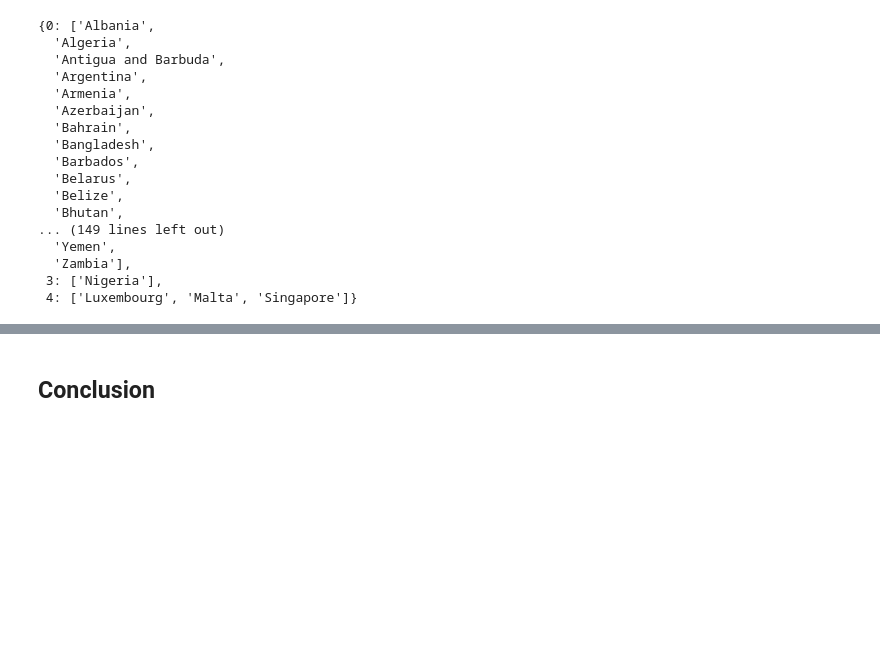
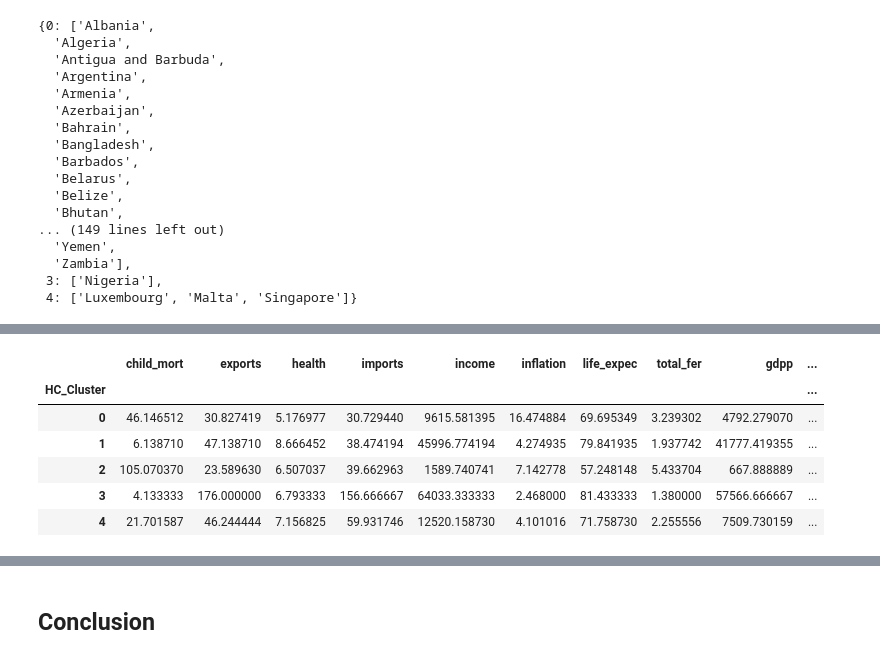
Before and after one commit to juanmarino15/CountryDataAnalysis, a Jupyter notebook: countryDataAnalysis.ipynb, the cells around one changed output, grey strips where cells are left out. Saved outputs shown, nothing was run; the diff lists cells and outputs as text; code cells hidden in the pictures; blank space fills up the shorter version.

```diff
--- a/countryDataAnalysis.ipynb
+++ b/countryDataAnalysis.ipynb
@@ -368,0 +425,19 @@ countries_in_5_clusters
+# %%
+# First, exclude non-numeric columns. 'country' is usually a string, so we drop it.
+numeric_data = country_data.select_dtypes(include=[np.number])
+
+# Add the hierarchical cluster labels to the numeric data
+numeric_data['HC_Cluster'] = hc_labels
+
+# Now calculate the mean for each cluster on the numeric data only
+cluster_centroids = numeric_data.groupby('HC_Cluster').mean()
+
+cluster_centroids
+# %% [output]
+|  | child_mort | exports | health | imports | income | inflation | life_expec | total_fer | gdpp | ... |
+| HC_Cluster |  |  |  |  |  |  |  |  |  | ... |
+| 0 | 46.146512 | 30.827419 | 5.176977 | 30.729440 | 9615.581395 | 16.474884 | 69.695349 | 3.239302 | 4792.279070 | ... |
+| 1 | 6.138710 | 47.138710 | 8.666452 | 38.474194 | 45996.774194 | 4.274935 | 79.841935 | 1.937742 | 41777.419355 | ... |
+| 2 | 105.070370 | 23.589630 | 6.507037 | 39.662963 | 1589.740741 | 7.142778 | 57.248148 | 5.433704 | 667.888889 | ... |
+| 3 | 4.133333 | 176.000000 | 6.793333 | 156.666667 | 64033.333333 | 2.468000 | 81.433333 | 1.380000 | 57566.666667 | ... |
+| 4 | 21.701587 | 46.244444 | 7.156825 | 59.931746 | 12520.158730 | 4.101016 | 71.758730 | 2.255556 | 7509.730159 | ... |
```
Also changed, not shown: parts of 11 cells of this notebook.
